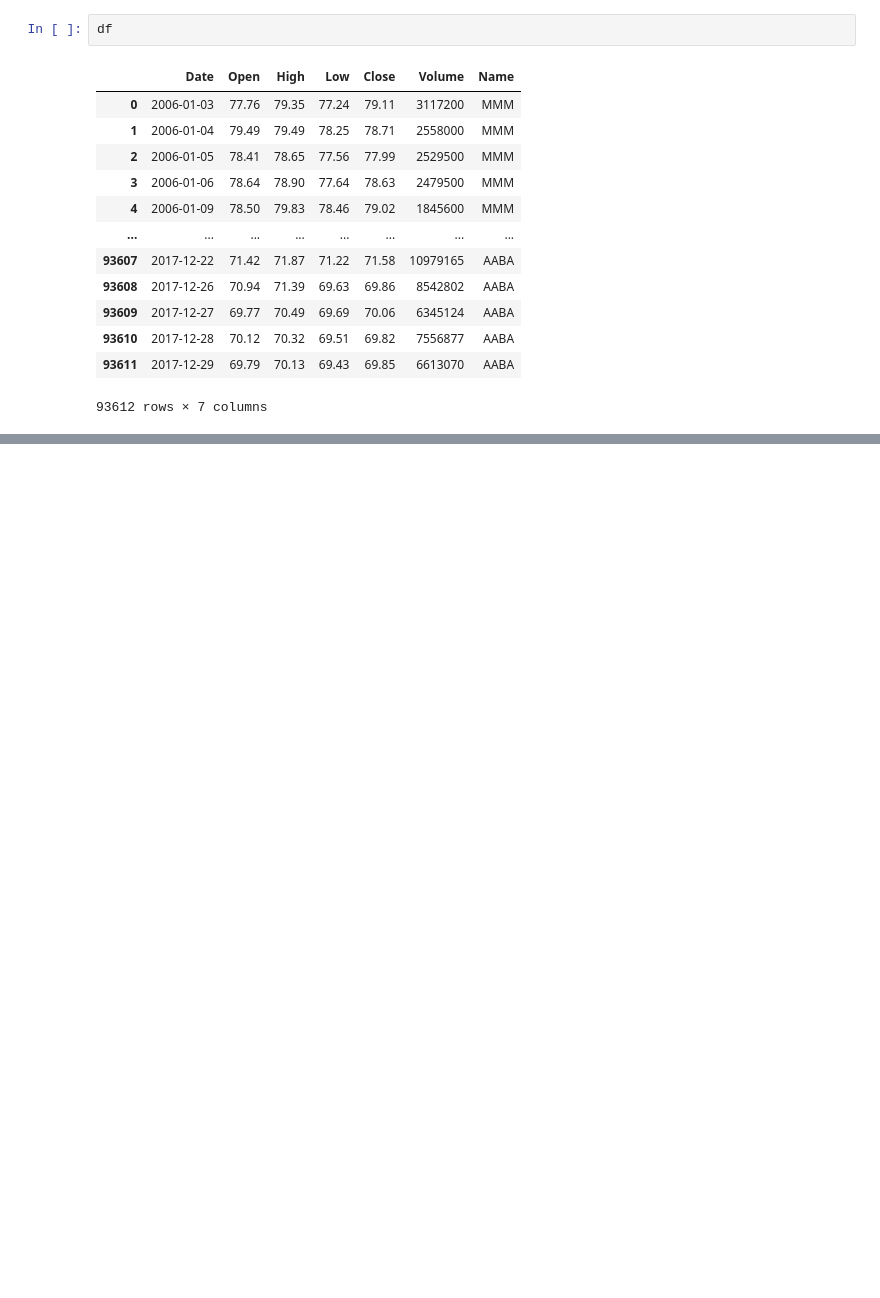
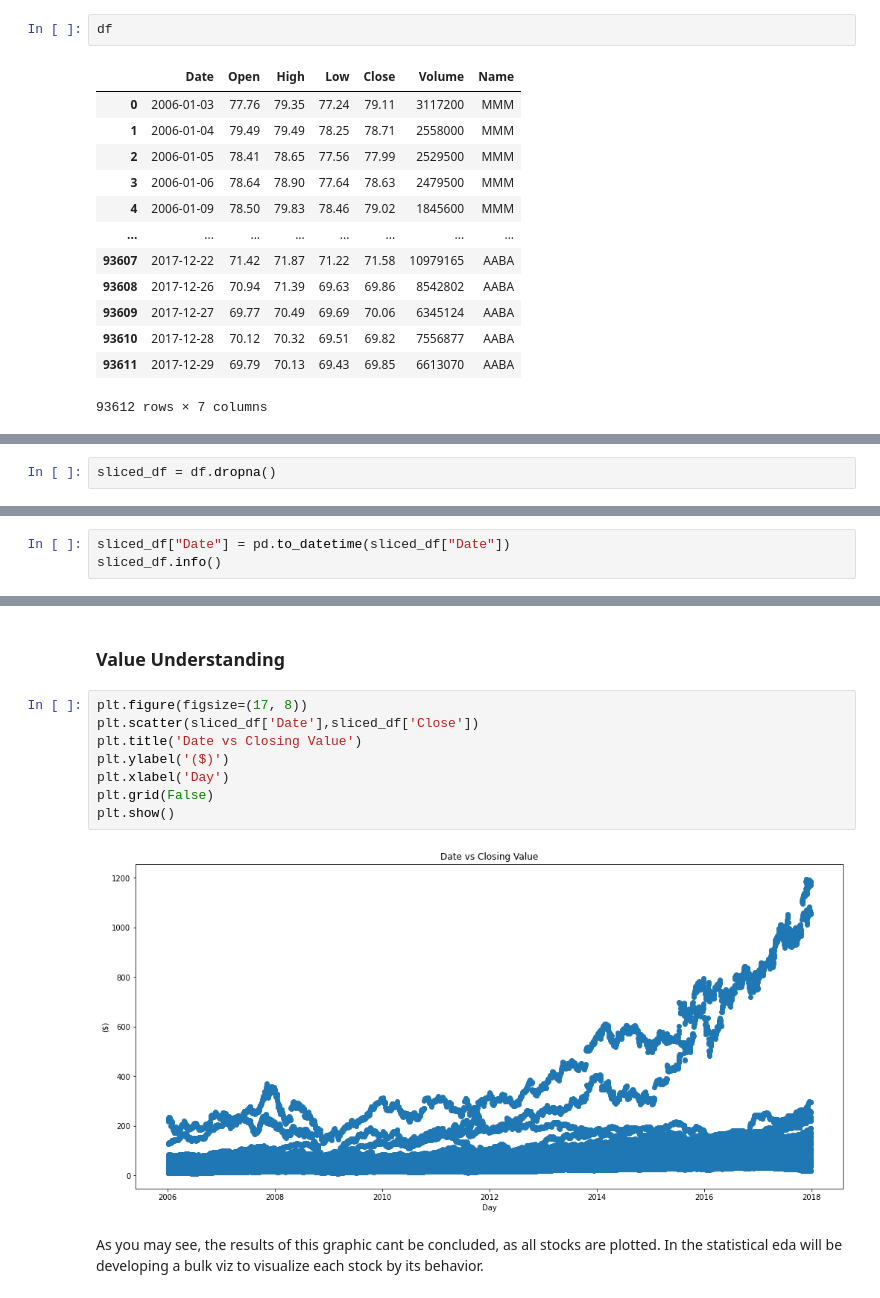
Before and after one commit to JesusTrj/AppliedDataScience, a Jupyter notebook: stock_forecasting/NB_EDA.ipynb, the cells around one changed output, grey strips where cells are left out. Drawn from its saved outputs; the diff is of its cells as text; blank space fills up the shorter version.

```diff
--- a/stock_forecasting/NB_EDA.ipynb
+++ b/stock_forecasting/NB_EDA.ipynb
@@ -31,0 +126,2 @@ df
+# %%
+sliced_df = df.dropna()
@@ -31,0 +181,3 @@ df
+# %%
+sliced_df["Date"] = pd.to_datetime(sliced_df["Date"])
+sliced_df.info()
@@ -31,0 +204,14 @@ df
+# %% [markdown]
+### Value Understanding
+# %%
+plt.figure(figsize=(17, 8))
+plt.scatter(sliced_df['Date'],sliced_df['Close'])
+plt.title('Date vs Closing Value')
+plt.ylabel('($)')
+plt.xlabel('Day')
+plt.grid(False)
+plt.show()
+# %% [output]
+[figure, added]
+# %% [markdown]
+As you may see, the results of this graphic cant be concluded, as all stocks are plotted. In the statistical eda will be developing a bulk viz to visualize each stock by its behavior.
```
Also changed, not shown: parts of 21 cells of this notebook.
